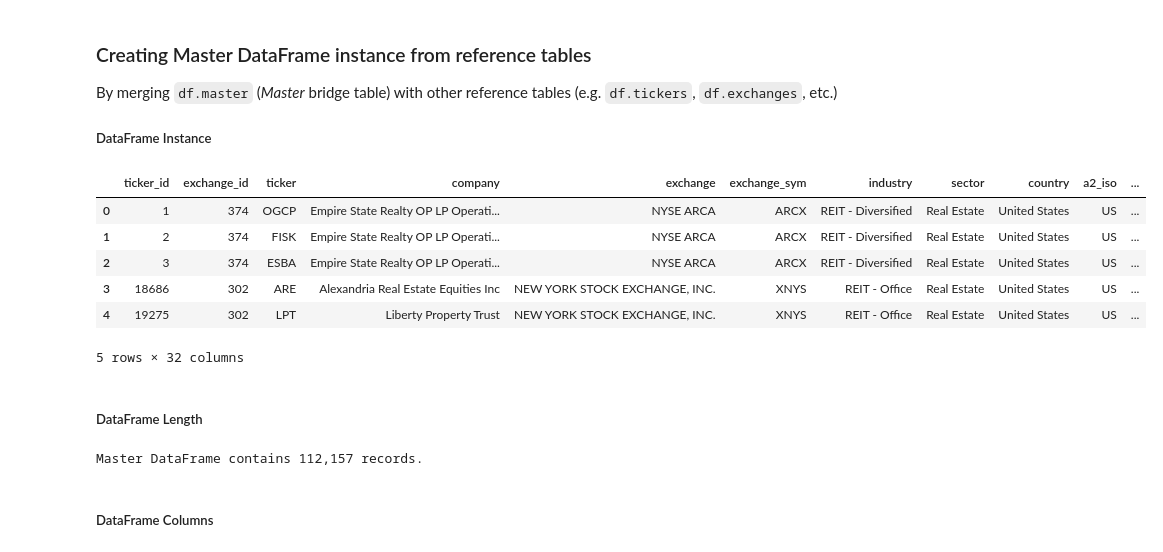
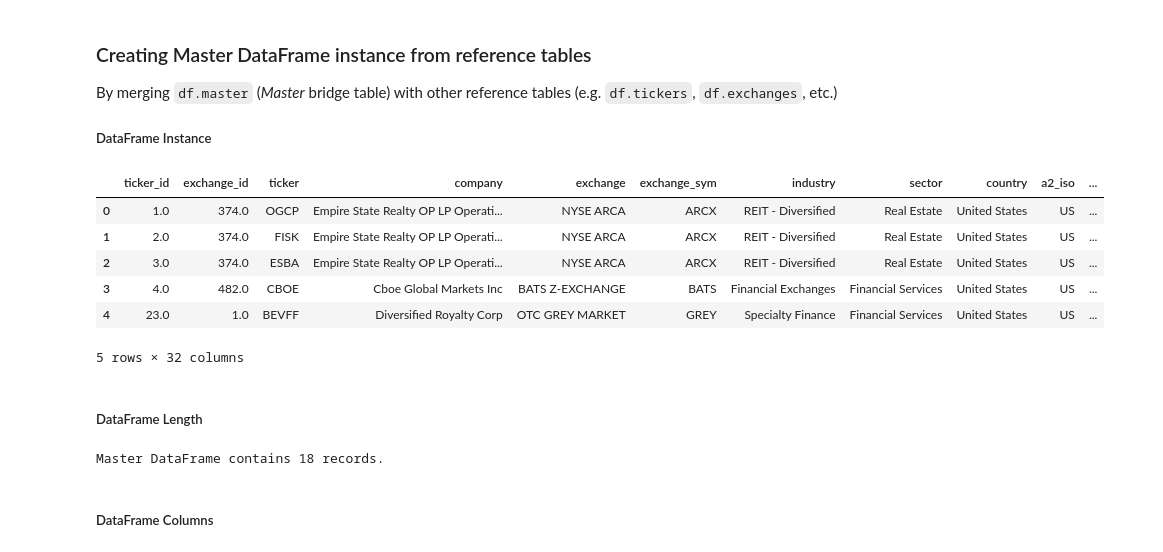
Before and after one commit to caiobran/mstables, a Jupyter notebook: data_overview.ipynb, the cells around one changed output. Cells and saved outputs as stored; diff of their text form; code cells hidden in the pictures.

```diff
--- a/data_overview.ipynb
+++ b/data_overview.ipynb
@@ -94,22 +97,33 @@ df_master0 = (df.master
 # Change date columns to TimeFrames
 df_master0['fy_end'] = pd.to_datetime(df_master0['fy_end'])
 df_master0['updated_date'] = pd.to_datetime(df_master0['updated_date'])
+
+# Create df_master and apply filters
+df_master = df_master0.copy()
+df_master[['lastprice', 'day_hi', 'day_lo', '_52wk_hi', '_52wk_lo']] = (
+    df_master[['lastprice', 'day_hi', 'day_lo', '_52wk_hi', '_52wk_lo']]
+    .fillna(value=0.0)
+)
+df_master = (df_master
+             .where((df_master['openprice'] > 0.0) &
+                    (df_master['lastprice'] > 0.0)
+                   ).dropna(axis=0, how='all'))
 # %%
-df_master0.head()
+df_master.head()
 # %% [output]
 |  | ticker_id | exchange_id | ticker | company | exchange | exchange_sym | industry | sector | country | a2_iso | ... |
-| 0 | 1 | 374 | OGCP | Empire State Realty OP LP Operati... | NYSE ARCA | ARCX | REIT - Diversified | Real Estate | United States | US | ... |
-| 1 | 2 | 374 | FISK | Empire State Realty OP LP Operati... | NYSE ARCA | ARCX | REIT - Diversified | Real Estate | United States | US | ... |
-| 2 | 3 | 374 | ESBA | Empire State Realty OP LP Operati... | NYSE ARCA | ARCX | REIT - Diversified | Real Estate | United States | US | ... |
-| 3 | 18686 | 302 | ARE | Alexandria Real Estate Equities Inc | NEW YORK STOCK EXCHANGE, INC. | XNYS | REIT - Office | Real Estate | United States | US | ... |
-| 4 | 19275 | 302 | LPT | Liberty Property Trust | NEW YORK STOCK EXCHANGE, INC. | XNYS | REIT - Office | Real Estate | United States | US | ... |
+| 0 | 1.0 | 374.0 | OGCP | Empire State Realty OP LP Operati... | NYSE ARCA | ARCX | REIT - Diversified | Real Estate | United States | US | ... |
+| 1 | 2.0 | 374.0 | FISK | Empire State Realty OP LP Operati... | NYSE ARCA | ARCX | REIT - Diversified | Real Estate | United States | US | ... |
+| 2 | 3.0 | 374.0 | ESBA | Empire State Realty OP LP Operati... | NYSE ARCA | ARCX | REIT - Diversified | Real Estate | United States | US | ... |
+| 3 | 4.0 | 482.0 | CBOE | Cboe Global Markets Inc | BATS Z-EXCHANGE | BATS | Financial Exchanges | Financial Services | United States | US | ... |
+| 4 | 23.0 | 1.0 | BEVFF | Diversified Royalty Corp | OTC GREY MARKET | GREY | Specialty Finance | Financial Services | United States | US | ... |
 5 rows × 32 columns
 # %% [markdown]
 ##### DataFrame Length
 # %%
-print('Master DataFrame contains {:,.0f} records.'.format(len(df_master0)))
+print('Master DataFrame contains {:,.0f} records.'.format(len(df_master)))
 # %% [output]
-Master DataFrame contains 112,157 records.
+Master DataFrame contains 18 records.
 # %% [markdown]
 ##### DataFrame Columns
 # %%
```
Also changed, not shown: parts of 63 cells of this notebook, 4 other files.
